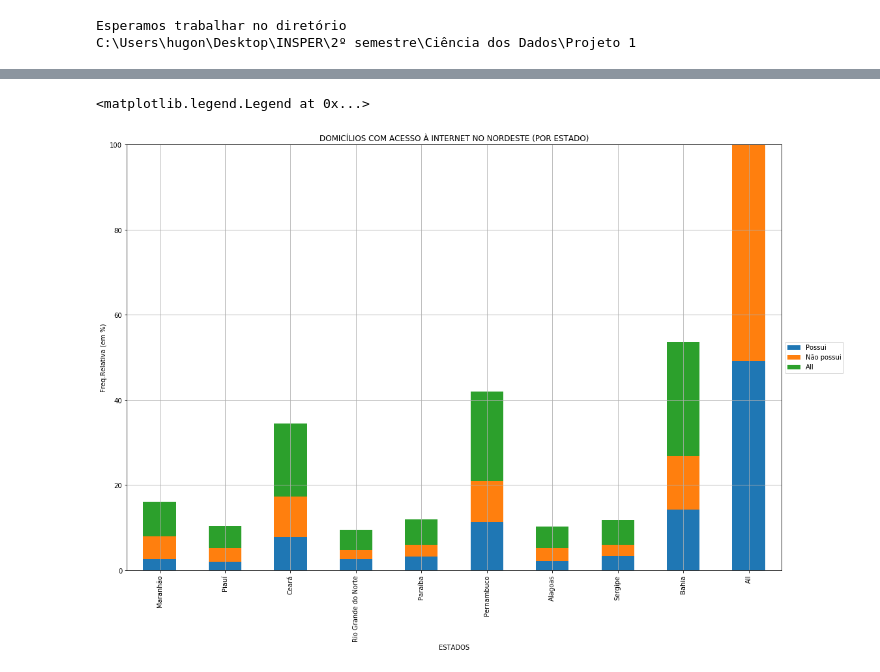
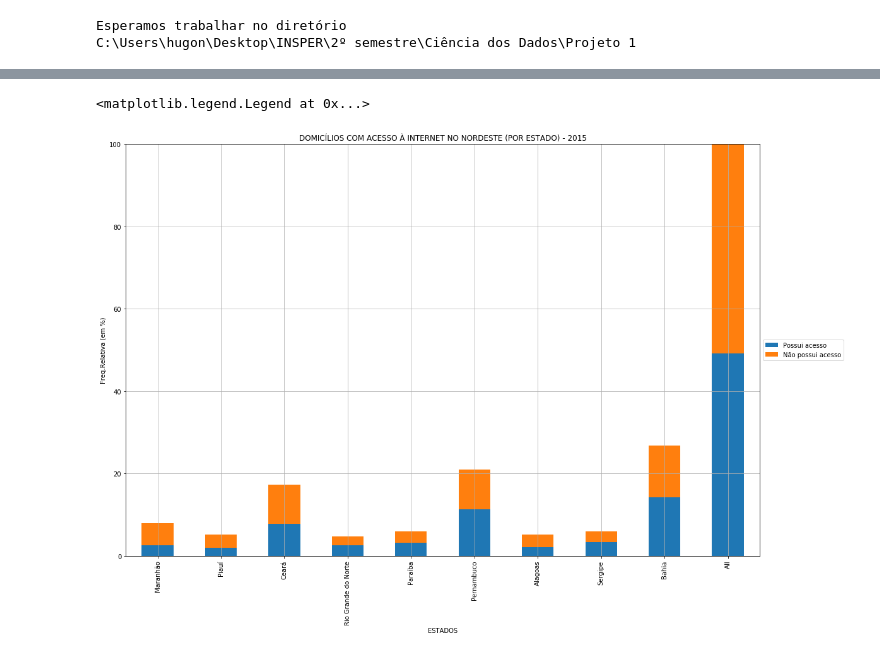
Before and after one commit to hugogr99/CIENCIA-DOS-DADOS, a Jupyter notebook: Projeto 1.ipynb, the cells around one changed output, grey strips where cells are left out. Saved outputs shown, nothing was run; the diff lists cells and outputs as text; code cells hidden in the pictures.

```diff
--- a/Projeto 1.ipynb
+++ b/Projeto 1.ipynb
@@ -29,20 +30,20 @@ dados.TAB = dados.V02325.astype('category')
 #dados.T = dados.V0226.astype('category')
 # %%
 dados.UF.cat.categories = (['Rondônia','Acre','Amazonas','Roraima','Pará','Amapá','Tocantins','Maranhão','Piauí','Ceará','Rio Grande do Norte','Paraíba','Pernambuco','Alagoas','Sergipe','Bahia','Minas Gerais','Espírito Santo','Rio de Janeiro','São Paulo','Paraná','Santa Catarina','Rio Grande do Sul','Mato Grosso do Sul','Mato Grosso','Goiás','Distrito Federal'])
-dados.ACESSO.cat.categories = (['Possui','Não possui'])
+dados.ACESSO.cat.categories = (['Possui acesso','Não possui acesso'])
 dados.SALARIO.cat.categories = (['0','Até 0,25','0,25 - 0,5','0,5 - 1','1 - 2','2 - 3','3 - 5','+5','Sem declaração'])
 dados.COMP.cat.categories = (['Sim','Não'])
 dados.CEL.cat.categories = (['Sim','Não'])
-dados.REG.cat.categories = (['URBANA - Cidade ou vila, área urbanizada', 'URBANA - Cidade ou vila, área não urbanizada','URBANA - área urbana isolada','RURAL - Aglomerado rural de extensão urbana','RURAL - Aglomerado rural, isolado, povoado','RURAL - Aglomerado rural, isolado, núcleo','RURAL - Aglomerado rural, isolado, outros aglomerados','RURAL - Zona rural exclusive aglomerado rural '])
+dados.REG.cat.categories = (['URBANA - Cidade ou vila, área urbanizada', 'URBANA - Cidade ou vila, área não urbanizada','URBANA - área urbana isolada','RURAL - Aglomerado rural de extensão urbana','RURAL - Aglomerado rural, isolado, povoado','RURAL - Aglomerado rural, isolado, núcleo','RURAL - Aglomerado rural, isolado, outros aglomerados','RURAL - Zona rural exclusive aglomerado rural'])
 dados.TAB.cat.categories = (['Sim','Não'])
-#dados.T.cat.categories = (['Sim','Não'])
 
+d = pd.concat([dados.UF, dados.REG, dados.SALARIO, dados.ACESSO], axis = 1)
+d.columns = ['ESTADO','ZONA','RENDA PER CAPITA (em salários mínimos (R$))','ACESSO À INTERNET EM CASA']#'ACESSO À INTERNET POR MICROCOMPUTADOR', 'ACESSO À INTERNET POR CELULAR', 'ACESSO À INTERNET POR TABLET' ]
+nordeste = d[(d['ESTADO'] == 'Maranhão') | (d['ESTADO'] == 'Piauí')| (d['ESTADO'] == 'Ceará')| (d['ESTADO'] == 'Rio Grande do Norte')| (d['ESTADO'] == 'Paraíba')| (d['ESTADO'] == 'Pernambuco')| (d['ESTADO'] == 'Alagoas')| (d['ESTADO'] == 'Sergipe')| (d['ESTADO'] == 'Bahia')]
+nordeste = nordeste.dropna()
 
+nordeste.loc[(dados.REG =='URBANA - Cidade ou vila, área urbanizada') |(dados.REG == 'URBANA - Cidade ou vila, área não urbanizada')|(dados.REG =='URBANA - área urbana isolada'), 'ZONA2'] = 'Urbana'
+nordeste.loc[(dados.REG=='RURAL - Aglomerado rural de extensão urbana')|(dados.REG=='RURAL - Aglomerado rural, isolado, povoado')|(dados.REG=='RURAL - Aglomerado rural, isolado, núcleo') | (dados.REG == 'RURAL - Aglomerado rural, isolado, outros aglomerados')|(dados.REG == 'RURAL - Zona rural exclusive aglomerado rural'), 'ZONA2']= 'Rural'
 
-d = pd.concat([dados.UF, dados.REG, dados.SALARIO, dados.ACESSO, dados.COMP, dados.CEL, dados.TAB], axis = 1)
-d.columns = ['ESTADO','ZONA','RENDA PER CAPITA (em salários mínimos (R$))','ACESSO À INTERNET EM CASA','ACESSO À INTERNET POR MICROCOMPUTADOR', 'ACESSO À INTERNET POR CELULAR', 'ACESSO À INTERNET POR TABLET' ]
-nordeste = d[(d['ESTADO'] == 'Maranhão') | (d['ESTADO'] == 'Piauí')| (d['ESTADO'] == 'Ceará')| (d['ESTADO'] == 'Rio Grande do Norte')| (d['ESTADO'] == 'Paraíba')| (d['ESTADO'] == 'Pernambuco')| (d['ESTADO'] == 'Alagoas')| (d['ESTADO'] == 'Sergipe')| (d['ESTADO'] == 'Bahia')]
-#data[(data['ZONA'] == 'RURAL - Aglomerado rural de extensão urbana')]
-nordeste = nordeste.dropna()
 nordeste
 # %% [output]
@@ -98,6 +101,8 @@ Name: ZONA, dtype: float64
 # %%
-#TABELA DE ACESSO À INTERNET NO NORDESTE (EM Nº DE DOMÍCILIOS EM CADA ESTADO)
-ct=pd.crosstab(nordeste['ESTADO'], nordeste['ACESSO À INTERNET EM CASA'], margins=True, rownames=['ESTADO'], colnames=['ACESSO À INTERNET EM CASA'])
-ct=ct.loc[['Maranhão','Piauí','Ceará','Rio Grande do Norte','Paraíba','Pernambuco','Alagoas','Sergipe','Bahia']]
-ct
+#TABELA DE ACESSO À INTERNET NO NORDESTE (EM % POR ESTADO)
+
+ct1=pd.crosstab(nordeste['ACESSO À INTERNET EM CASA'], nordeste['ESTADO'], margins=True, rownames=['ACESSO À INTERNET EM CASA'], colnames=['ESTADOS'], normalize=True)*100
+#ct1 = ct1[7:15]
+ct1 = ct1.head(2)
+ct1
 # %% [output]
@@ -127,13 +113,13 @@ ct1
 # %%
-plot = ct1.T.plot(kind='bar', stacked=True,title='DOMICÍLIOS COM ACESSO À INTERNET NO NORDESTE (POR ESTADO)')
+plot = ct1.T.plot(kind='bar', stacked=True,title='DOMICÍLIOS COM ACESSO À INTERNET NO NORDESTE (POR ESTADO) - 2015')
 plot.set_ylim([0, 100])
 plt.ylabel('Freq.Relativa (em %)')
 plt.grid()
 
 ax = plt.subplot(111)
 box = ax.get_position()
 ax.set_position([box.x0, box.y0, box.width * 3, box.height*3])
 ax.legend(loc='center left', bbox_to_anchor=(1, 0.5))
 # %% [output]
 <matplotlib.legend.Legend at 0x...>
-[figure, old version]
+[figure, new version]
```
Also changed, not shown: parts of 19 cells of this notebook.
